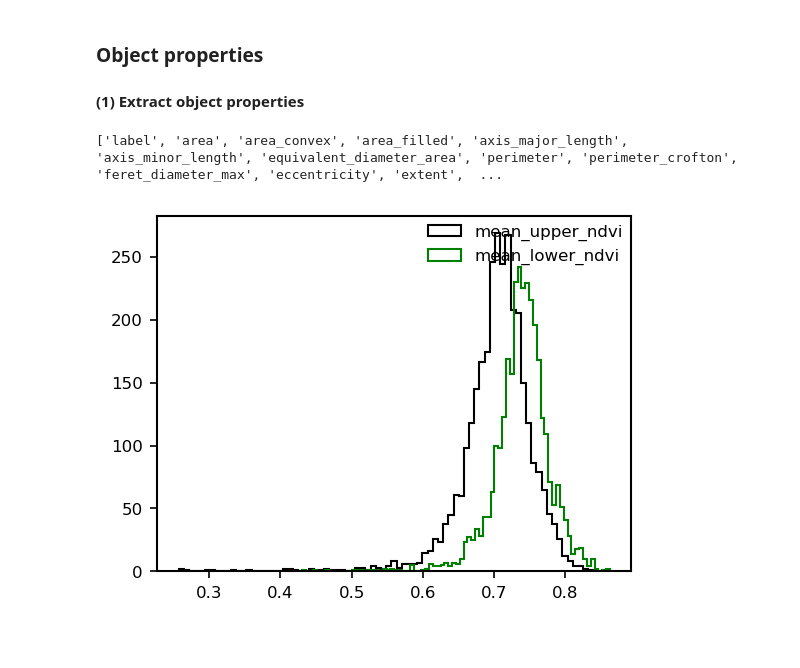
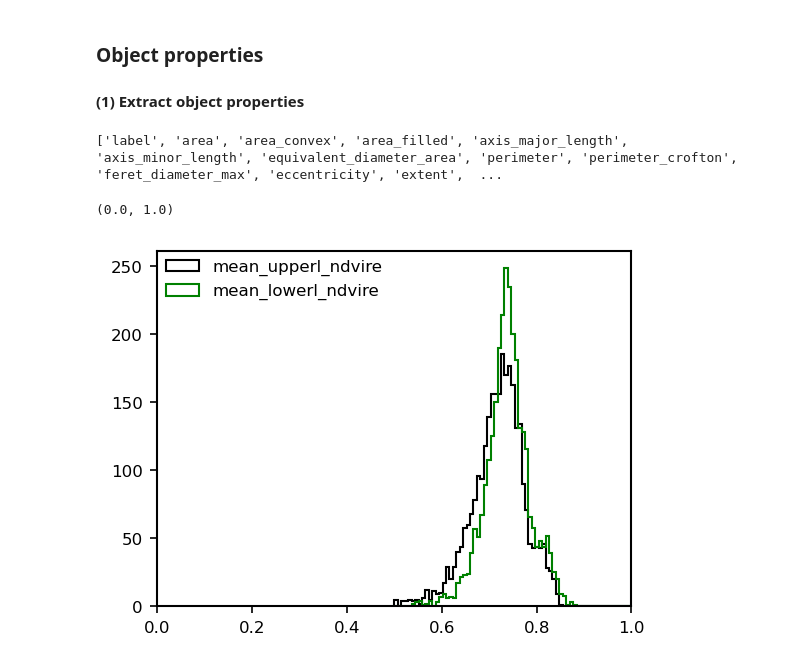
Before and after one commit to FlorianStehr/findatree, a Jupyter notebook: scripts/segment.ipynb, the cells around one changed output. Saved outputs shown, nothing was run; the diff lists cells and outputs as text; code cells hidden in the pictures.

```diff
--- a/scripts/segment.ipynb
+++ b/scripts/segment.ipynb
@@ -203,30 +180,46 @@ print(props)
-# %%
-print(names)
-f, ax = plt.subplots(figsize=[4,3])
-
-feature = 'mean_upper_ndvi'
-idx = names.index(feature)
-
-_ = ax.hist(
-    props[:, idx],
-    bins=80,
-    histtype='step',
-    label=feature,
-    )
-
-feature = 'mean_lower_ndvi'
-idx = names.index(feature)
-_ = ax.hist(
-    props[:, idx],
-    bins=80,
-    histtype='step',
-    label=feature,
-    )
-
-_ = ax.legend()
-# %% [output]
-['label', 'area', 'area_convex', 'area_filled', 'axis_major_length', 'axis_minor_length', 'equivalent_diameter_area', 'perimeter', 'perimeter_crofton', 'feret_diameter_max', 'eccentricity', 'extent',  ...
-[figure, removed]
+# %%
+print(names)
+
+xlim = [0., 1]
+
+# Filter
+name = 'n_px_bright'
+positives = props[:, names.index(name)]
+positives = positives > 10
+
+select = [
+    # 'median_ndvire',
+    'mean_upperl_ndvire',
+    'mean_lowerl_ndvire',
+    # 'std_ndvire',
+    # 'perc25_ndvire',
+    # 'perc75_ndvire',
+    # 'max_ndvire',
+    ]
+
+bins = np.linspace(0.5,1,70)
+# bins=100
+
+
+f, ax = plt.subplots(figsize=[4,3])
+
+for name in select:
+    idx = names.index(name)
+    feature = props[:, idx]
+
+    _ = ax.hist(
+        feature[positives],
+        bins=bins,
+        histtype='step',
+        label=name,
+        )
+
+_ = ax.legend(loc='upper left')
+ax.set_xlim(xlim)
+# %% [output]
+['label', 'area', 'area_convex', 'area_filled', 'axis_major_length', 'axis_minor_length', 'equivalent_diameter_area', 'perimeter', 'perimeter_crofton', 'feret_diameter_max', 'eccentricity', 'extent',  ...
+(0.0, 1.0)
+[figure, added]
 # %%
 print(names)
 f, ax = plt.subplots(figsize=[4,3])
```
Also changed, not shown: parts of 6 cells of this notebook, 2 other files.
